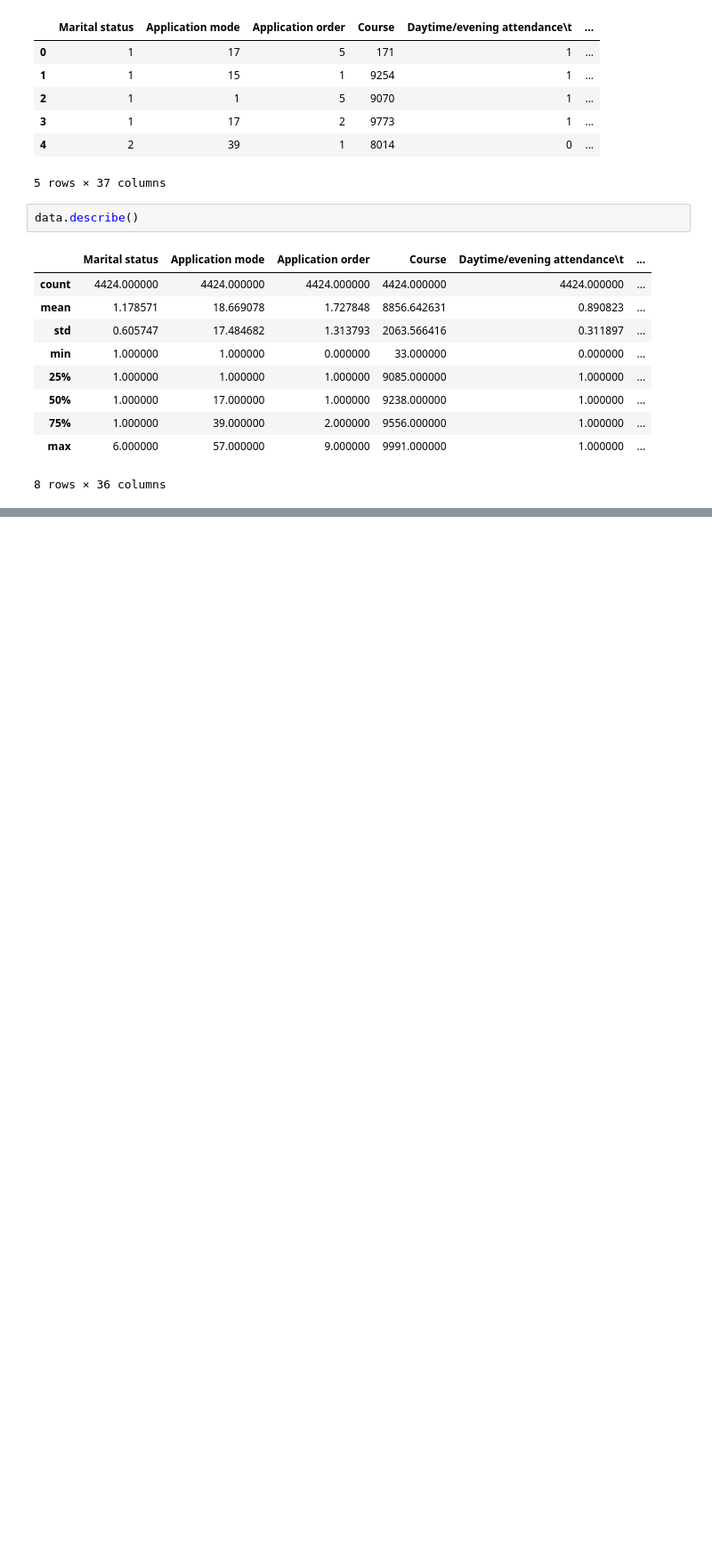
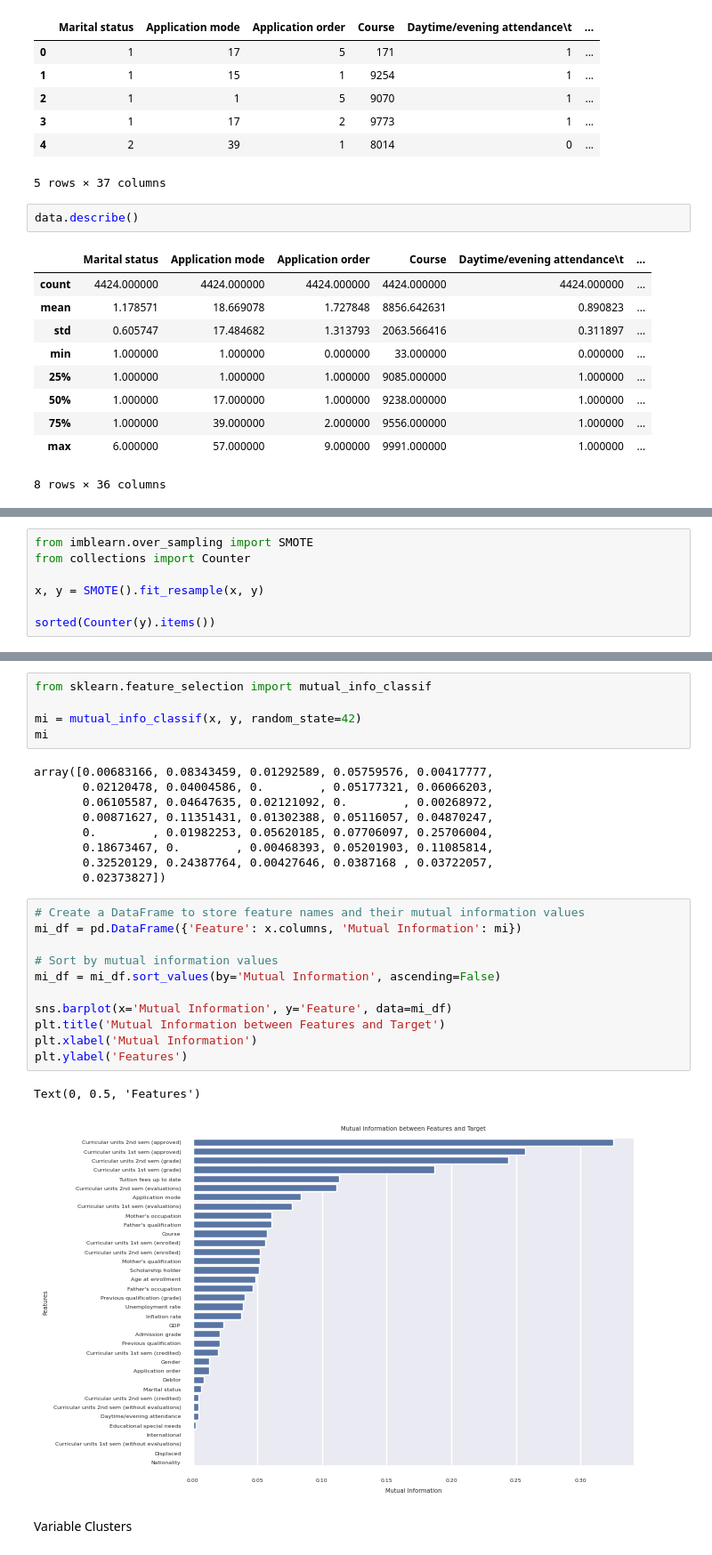
Before and after one commit to MSC-DS-Y1/Applied-Machine-Learning-Project, a Jupyter notebook: src/dataset/data_cleaning.ipynb, the cells around one changed output, grey strips where cells are left out. Shown at 89% size. Saved outputs shown, nothing was run; the diff lists cells and outputs as text; blank space fills up the shorter version.

```diff
--- a/src/dataset/data_cleaning.ipynb
+++ b/src/dataset/data_cleaning.ipynb
@@ -28,0 +95,7 @@ data.describe()
+# %%
+from imblearn.over_sampling import SMOTE
+from collections import Counter
+
+x, y = SMOTE().fit_resample(x, y)
+
+sorted(Counter(y).items())
@@ -28,0 +119,30 @@ data.describe()
+# %%
+from sklearn.feature_selection import mutual_info_classif
+
+mi = mutual_info_classif(x, y, random_state=42)
+mi
+# %% [output]
+array([0.00683166, 0.08343459, 0.01292589, 0.05759576, 0.00417777,
+       0.02120478, 0.04004586, 0.        , 0.05177321, 0.06066203,
+       0.06105587, 0.04647635, 0.02121092, 0.        , 0.00268972,
+       0.00871627, 0.11351431, 0.01302388, 0.05116057, 0.04870247,
+       0.        , 0.01982253, 0.05620185, 0.07706097, 0.25706004,
+       0.18673467, 0.        , 0.00468393, 0.05201903, 0.11085814,
+       0.32520129, 0.24387764, 0.00427646, 0.0387168 , 0.03722057,
+       0.02373827])
+# %%
+# Create a DataFrame to store feature names and their mutual information values
+mi_df = pd.DataFrame({'Feature': x.columns, 'Mutual Information': mi})
+
+# Sort by mutual information values
+mi_df = mi_df.sort_values(by='Mutual Information', ascending=False)
+
+sns.barplot(x='Mutual Information', y='Feature', data=mi_df)
+plt.title('Mutual Information between Features and Target')
+plt.xlabel('Mutual Information')
+plt.ylabel('Features')
+# %% [output]
+Text(0, 0.5, 'Features')
+[figure, added]
+# %% [markdown]
+Variable Clusters
```
Also changed, not shown: parts of 15 cells of this notebook.
